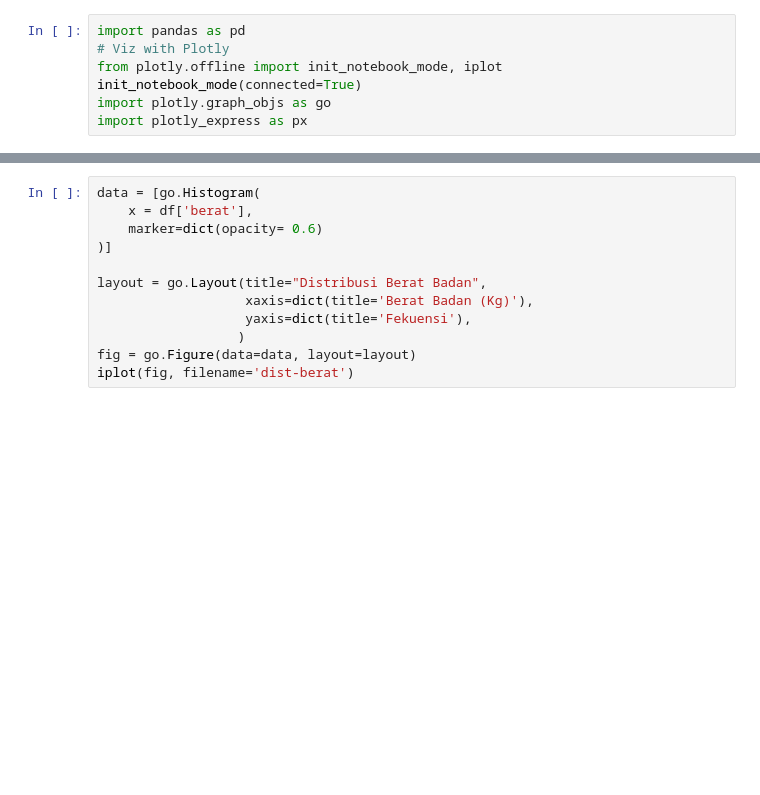
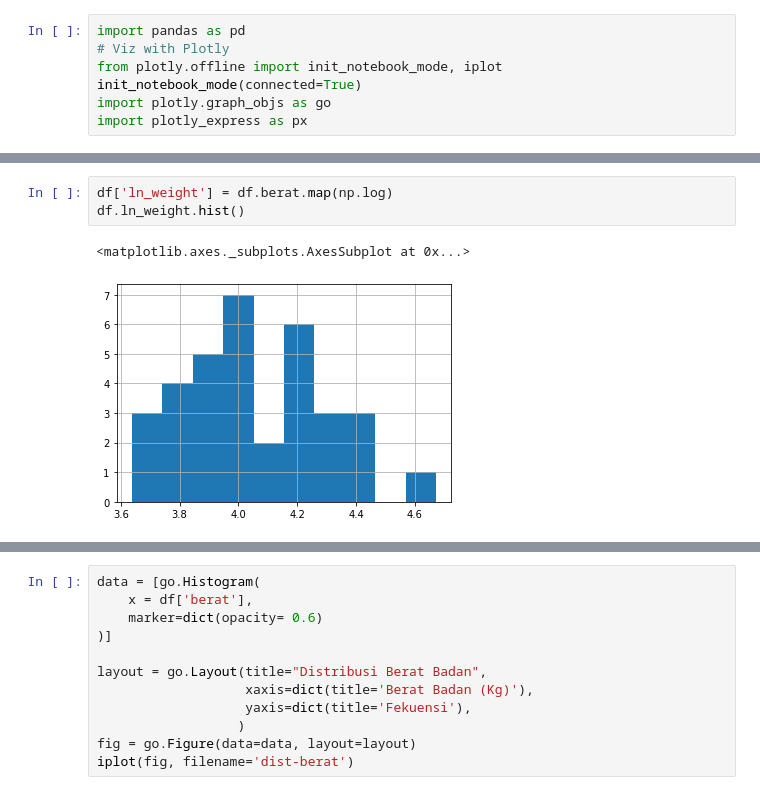
Before and after one commit to jojonicho/mpktb-plotly-visualize, a Jupyter notebook: mpktb.ipynb, the cells around one changed output, grey strips where cells are left out. Saved outputs shown, nothing was run; the diff lists cells and outputs as text; blank space fills up the shorter version.

```diff
--- a/mpktb.ipynb
+++ b/mpktb.ipynb
@@ -88,0 +112,6 @@ df
+# %%
+df['ln_weight'] = df.berat.map(np.log)
+df.ln_weight.hist()
+# %% [output]
+<matplotlib.axes._subplots.AxesSubplot at 0x...>
+[figure, added]
```
Also changed, not shown: parts of 15 cells of this notebook.
